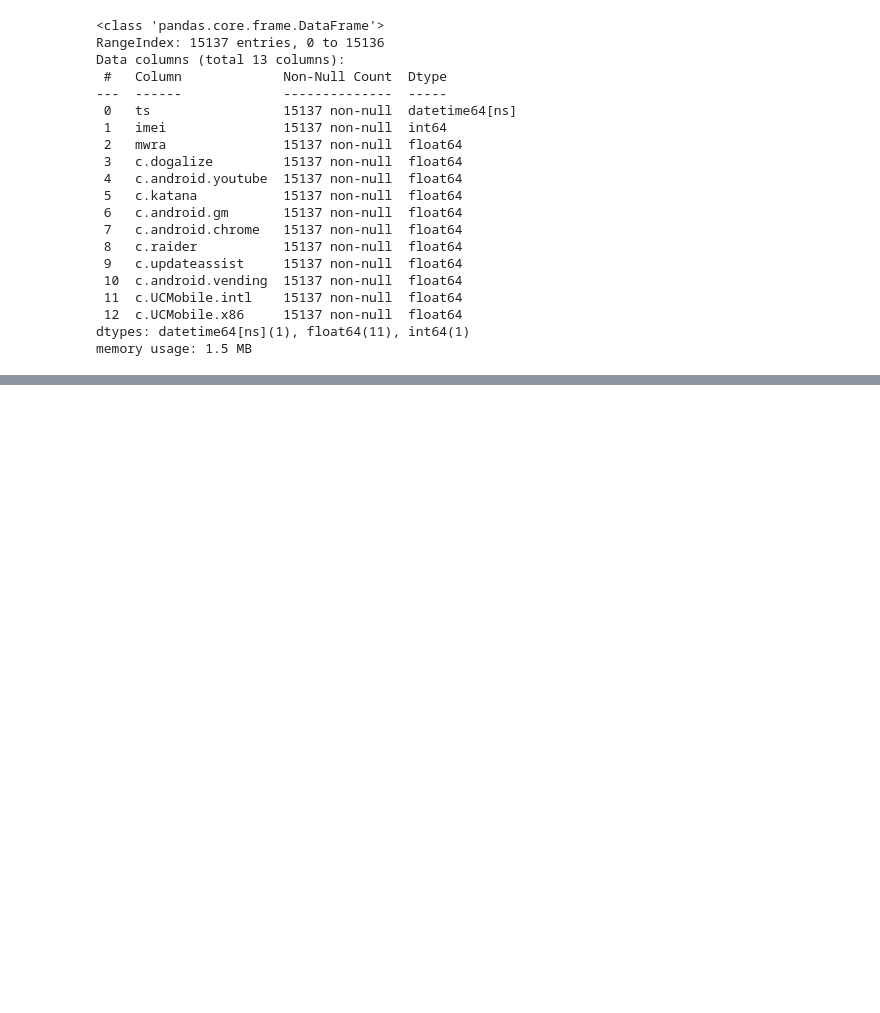
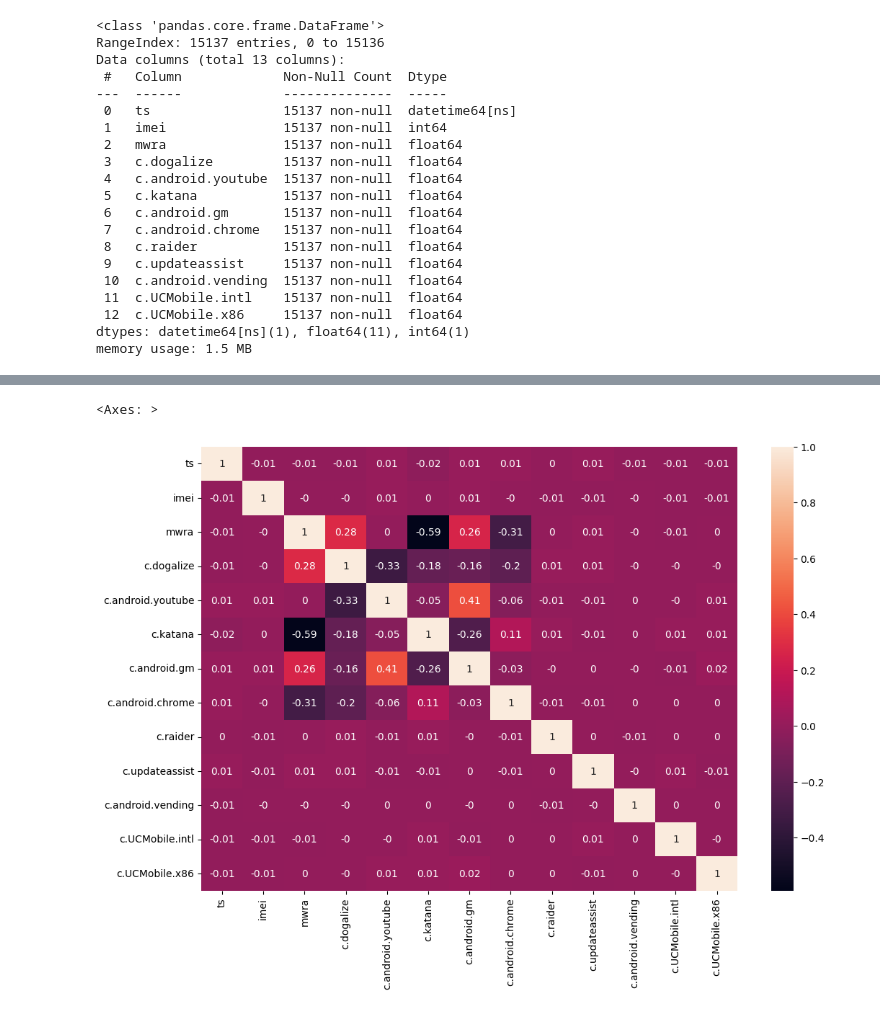
Before and after one commit to tomasswaier/IAU_project, a Jupyter notebook: 1partialcompletion.ipynb, the cells around one changed output, grey strips where cells are left out. Drawn from its saved outputs; the diff is of its cells as text; code cells hidden in the pictures; blank space fills up the shorter version.

```diff
--- a/1partialcompletion.ipynb
+++ b/1partialcompletion.ipynb
@@ -577,0 +630,6 @@ memory usage: 1.5 MB
+# %%
+plt.figure(figsize=(12,8))
+sns.heatmap(df_connections.corr().round(decimals=2),annot=True)
+# %% [output]
+<Axes: >
+[figure, added]
```
Also changed, not shown: parts of 21 cells of this notebook.
